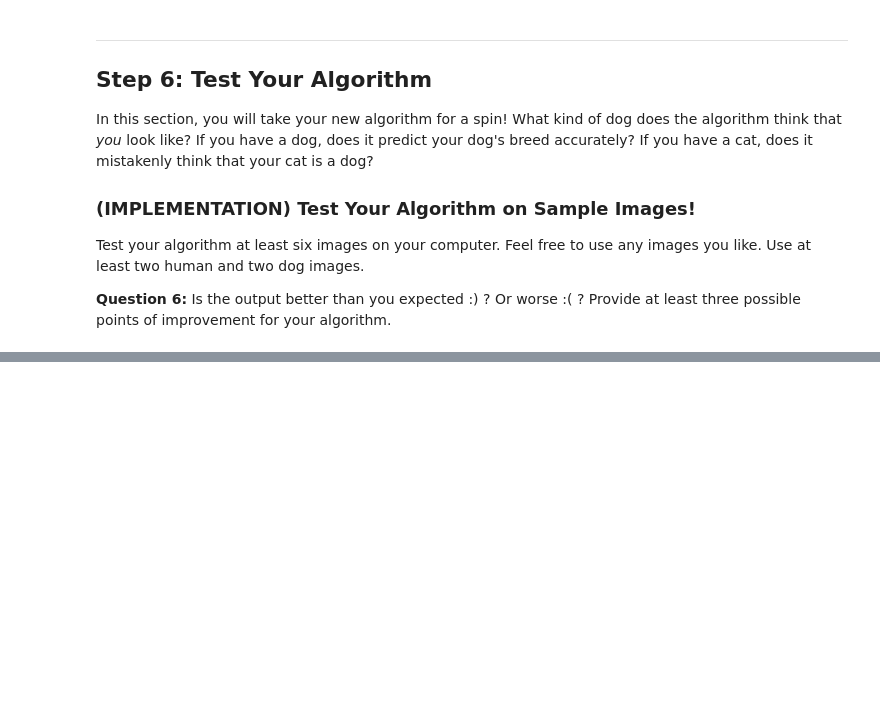
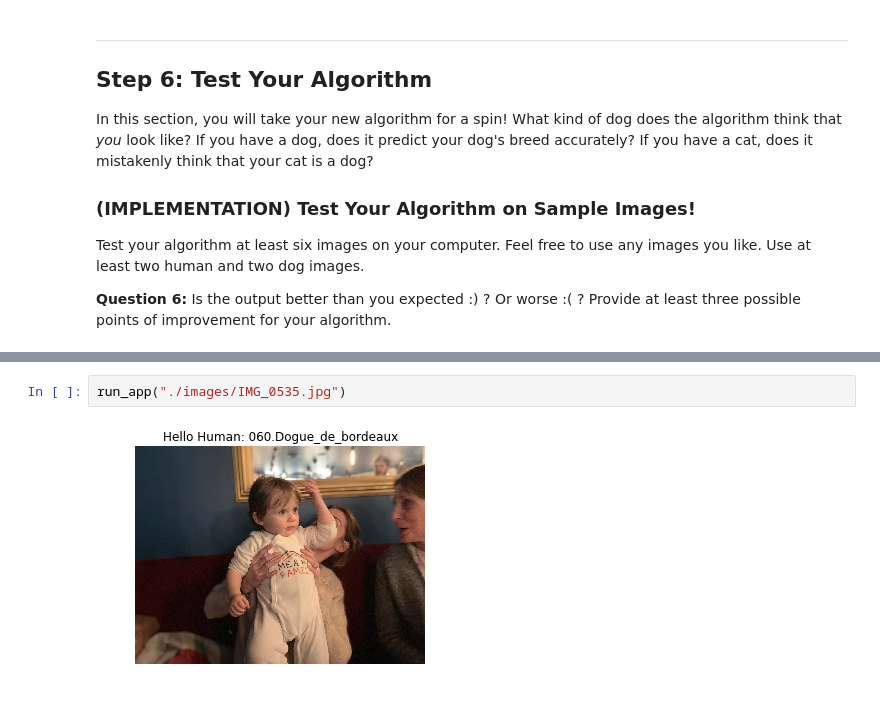
Before and after one commit to stanBienaives/deep-learning-v2-pytorch, a Jupyter notebook: project-dog-classification/dog_app.ipynb, the cells around one changed output, grey strips where cells are left out. Saved outputs shown, nothing was run; the diff lists cells and outputs as text; blank space fills up the shorter version.

```diff
--- a/project-dog-classification/dog_app.ipynb
+++ b/project-dog-classification/dog_app.ipynb
@@ -1077,0 +1082,4 @@ for file in np.hstack((human_files[:3], dog_files[:3])):
+# %%
+run_app("./images/IMG_0535.jpg")
+# %% [output]
+[figure, added]
```
Also changed, not shown: parts of 12 cells of this notebook, 5 other files.
